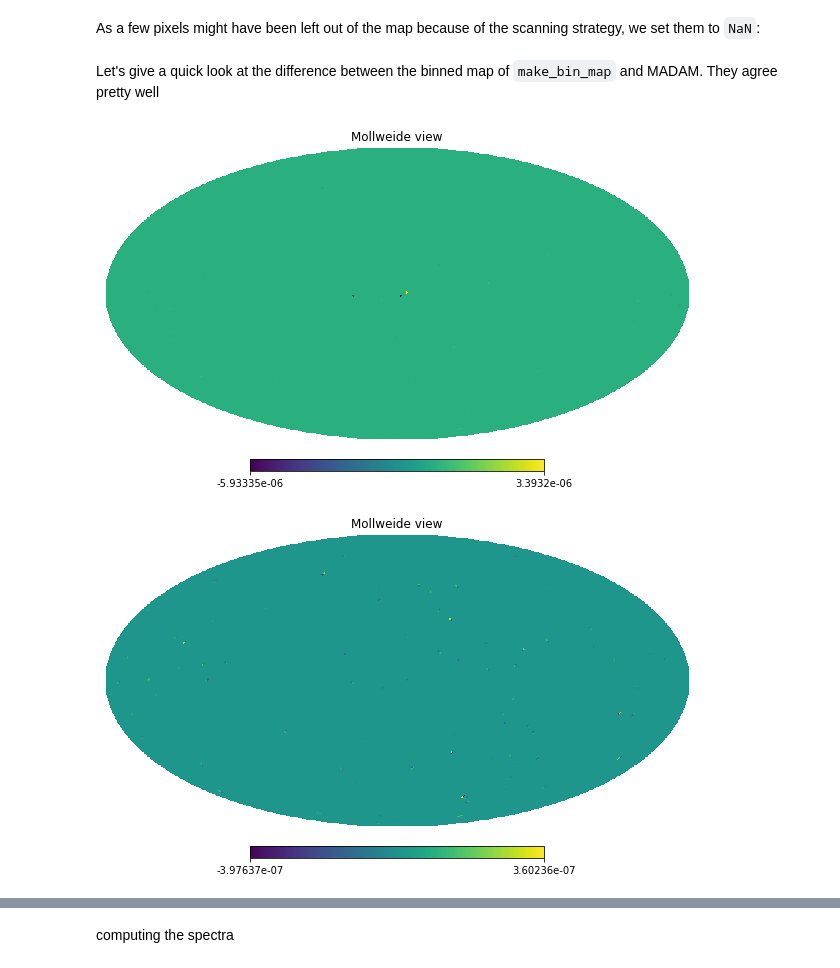
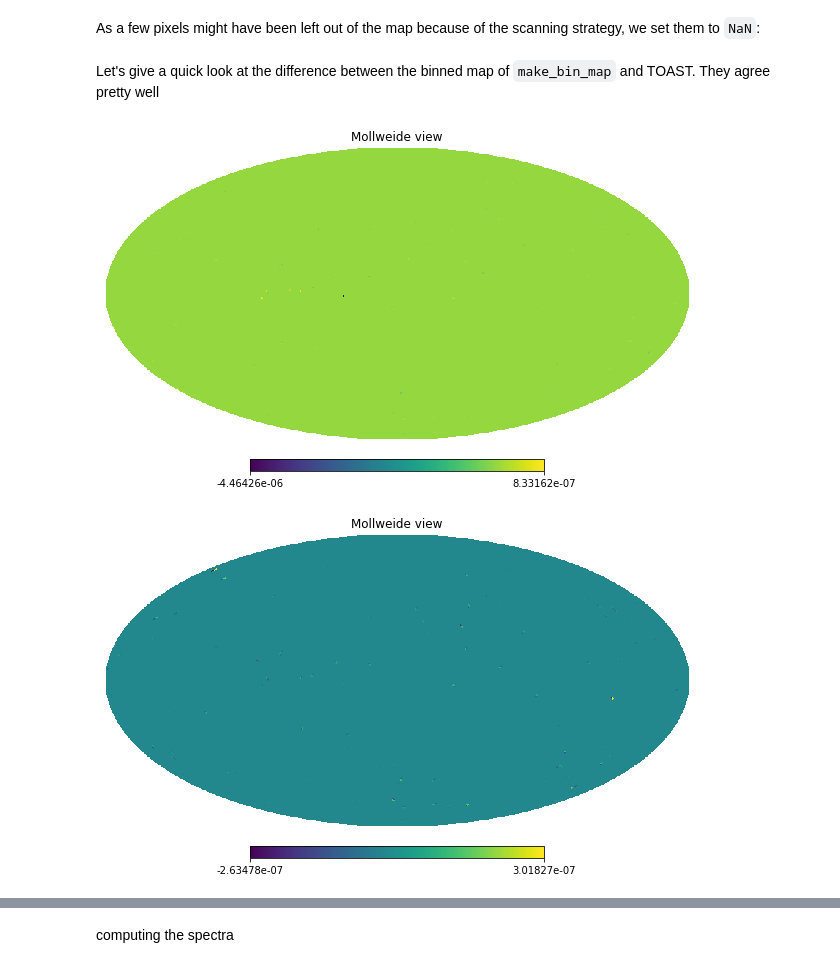
Before and after one commit to litebird/litebird_sim, a Jupyter notebook: notebooks/litebird_sim_example.ipynb, the cells around one changed output, grey strips where cells are left out. Cells and saved outputs as stored; diff of their text form; code cells hidden in the pictures.

```diff
--- a/notebooks/litebird_sim_example.ipynb
+++ b/notebooks/litebird_sim_example.ipynb
@@ -291,14 +294,14 @@ Let's compare a noise map done with the `litebird_sim` binning mapmaker and with
 # %%
-param_noise_madam = lbs.DestriperParameters(
+param_noise_toast = lbs.DestriperParameters(
     nside=nside,
     nnz=3,  # Compute I, Q, and U
-    baseline_length=100,  # Since each sample lasts 1s, we are using a baseline of length 100 s
+    baseline_length_s=100,  # Since each sample lasts 1s, we are using a baseline of length 100 s
     return_hit_map=True,
     return_binned_map=True,
-    return_destriped_map=False,
+    return_destriped_map=True,
     coordinate_system=lbs.coordinates.CoordinateSystem.Galactic,
     iter_max=10,
 )
 # %%
-result = lbs.destripe(sim=sim, params=param_noise_madam, pointings=pointings)
+result = lbs.destripe(sim=sim, params=param_noise_toast, pointings=pointings)
 # %% [output]
@@ -329,18 +338,20 @@ for i_obs, obs in enumerate(sim.observations):
         output_map_in_galactic=True,
     )
 # %%
-m_noise_madam_bin = result.binned_map
+m_noise_toast_bin = result.binned_map
+m_noise_destr = result.destriped_map
 # %% [markdown]
 As a few pixels might have been left out of the map because of the scanning strategy, we set them to `NaN`:
 # %%
 mask = (result.hit_map == 0) | (result.binned_map == 0.0)
-m_noise_madam_bin[mask] = np.NaN
+m_noise_toast_bin[mask] = np.NaN
+m_noise_destr[mask] = np.NaN
 m_noise_bin[mask] = np.NaN
 # %% [markdown]
-Let's give a quick look at the difference between the binned map of `make_bin_map` and MADAM. They agree pretty well
+Let's give a quick look at the difference between the binned map of `make_bin_map` and TOAST. They agree pretty well
 # %%
-hp.mollview((m_noise_bin - m_noise_madam_bin)[0])
-hp.mollview((m_noise_bin - m_noise_madam_bin)[1])
+hp.mollview((m_noise_bin - m_noise_toast_bin)[0])
+hp.mollview((m_noise_bin - m_noise_toast_bin)[1])
 # %% [output]
-[figure, old version]
+[figure, new version]
-[figure, old version]
+[figure, new version]
```
Also changed, not shown: parts of 17 cells of this notebook, 15 other files.
